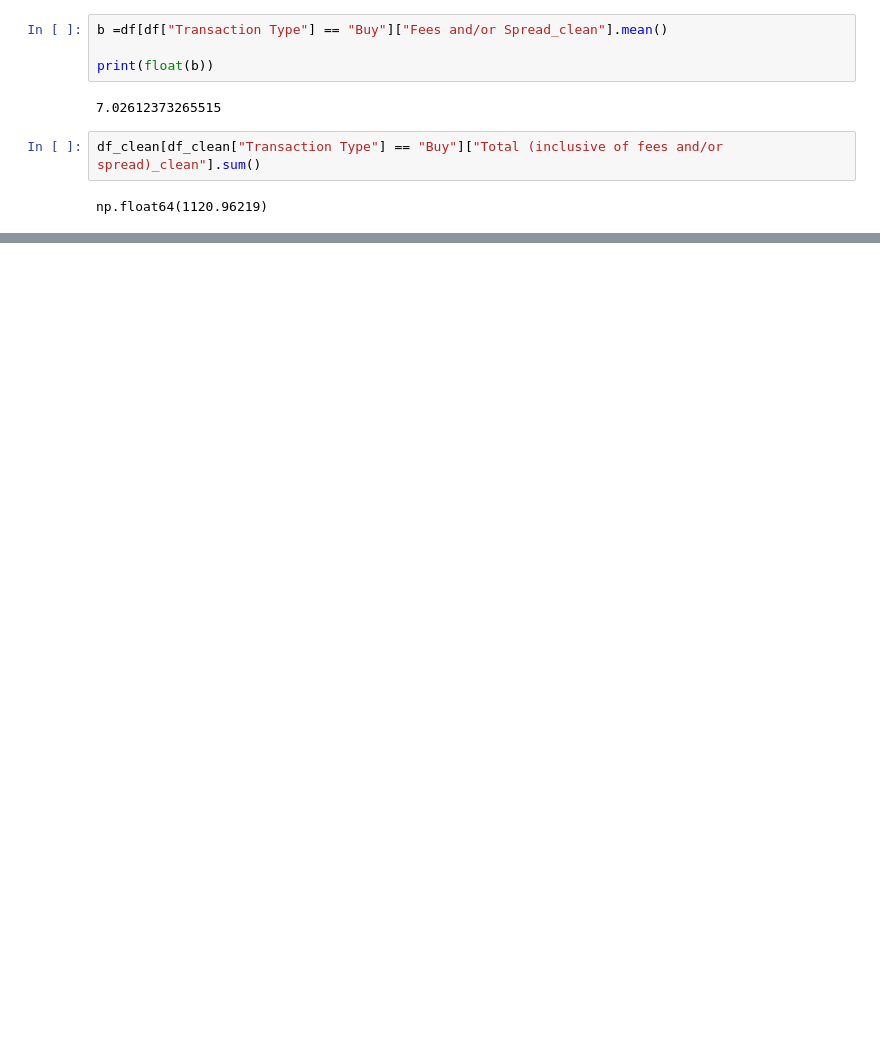
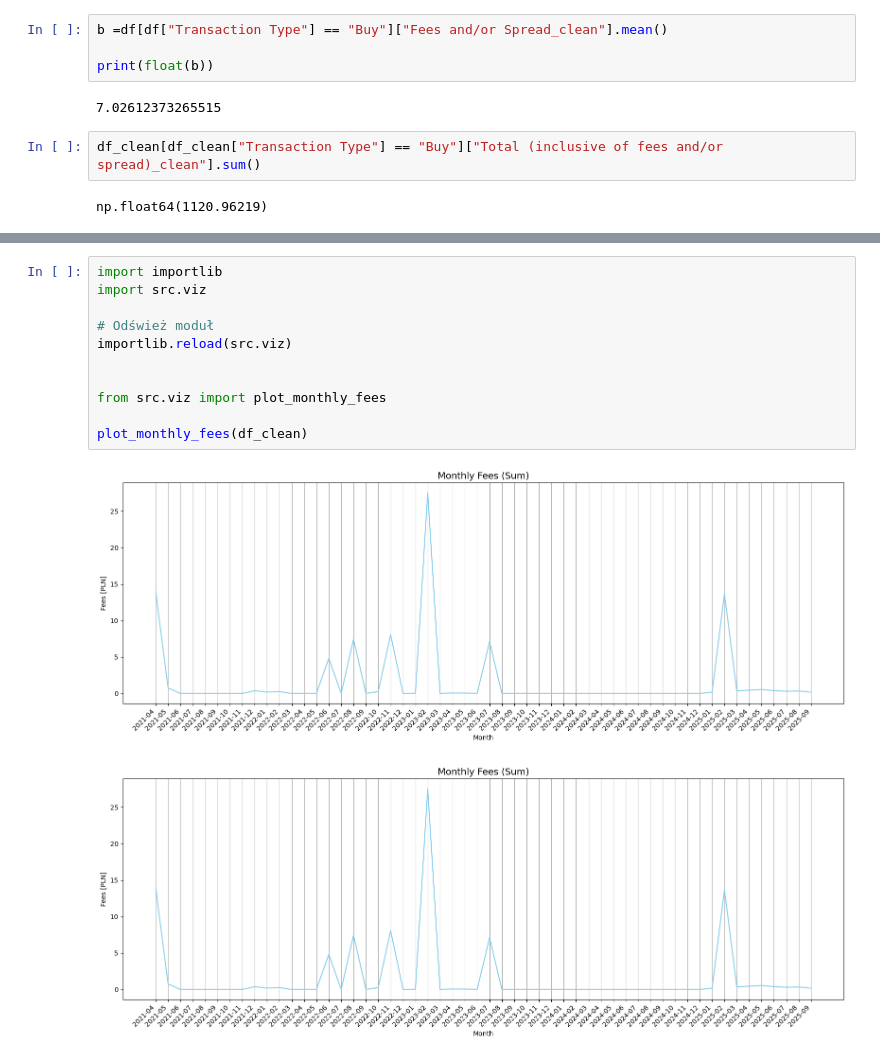
Before and after one commit to poko251/coinbase-etl, a Jupyter notebook: coinbase_notepad.ipynb, the cells around one changed output, grey strips where cells are left out. Drawn from its saved outputs; the diff is of its cells as text; blank space fills up the shorter version.

```diff
--- a/coinbase_notepad.ipynb
+++ b/coinbase_notepad.ipynb
@@ -113,0 +228,14 @@ np.float64(1120.96219)
+# %%
+import importlib
+import src.viz
+
+# Odśwież moduł
+importlib.reload(src.viz)
+
+
+from src.viz import plot_monthly_fees
+
+plot_monthly_fees(df_clean)
+# %% [output]
+[figure, added]
+[figure, added]
```
Also changed, not shown: parts of 13 cells of this notebook, 7 other files.
